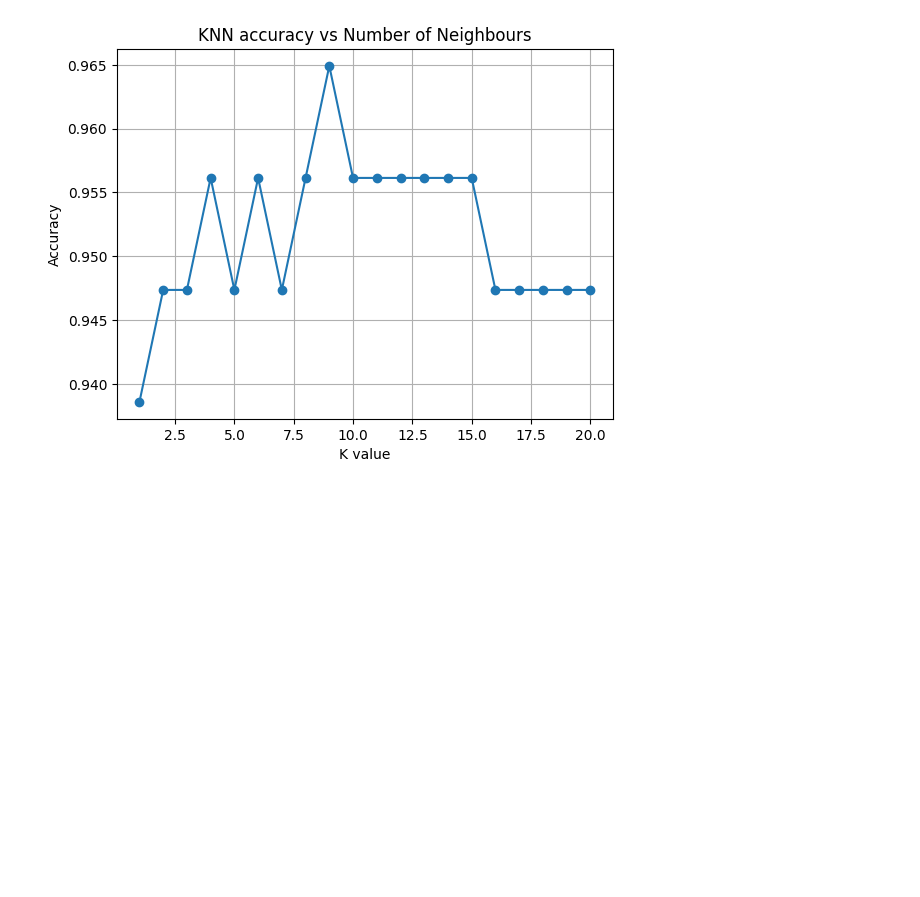
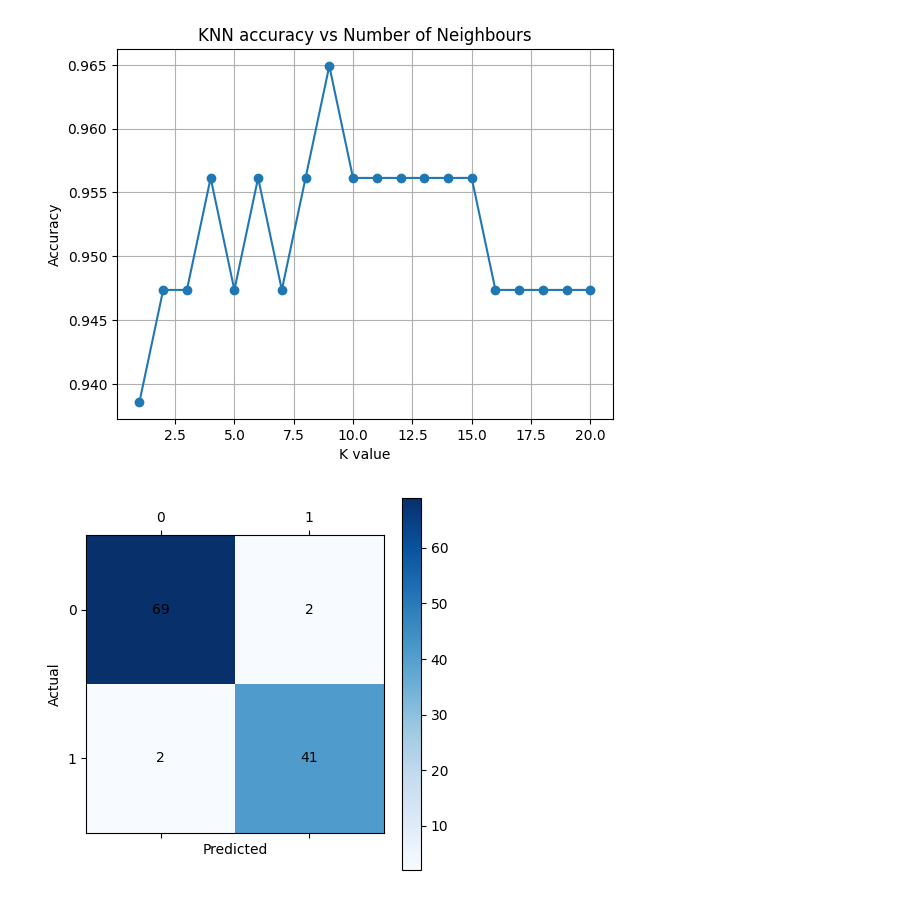
Before and after one commit to vividwhisp/machine-learning-from-scratch, a Jupyter notebook: k-nearest-neighbours.ipynb, the cells around one changed output. Drawn from its saved outputs; the diff is of its cells as text; code cells hidden in the pictures; blank space fills up the shorter version.

Commit message:
confusion matrix

```diff
--- a/k-nearest-neighbours.ipynb
+++ b/k-nearest-neighbours.ipynb
@@ -147,3 +147,17 @@ plt.grid(True)
 plt.show()
 # %% [output]
 [figure]
+# %%
+from sklearn.metrics import confusion_matrix
+import numpy as np
+
+cm = confusion_matrix(y_test, y_pred)
+plt.matshow(cm, cmap='Blues')
+plt.colorbar()
+plt.xlabel('Predicted')
+plt.ylabel('Actual')
+for (i, j), val in np.ndenumerate(cm):
+    plt.text(j, i, val, ha='center', va='center')
+plt.show()
+# %% [output]
+[figure, added]
```
